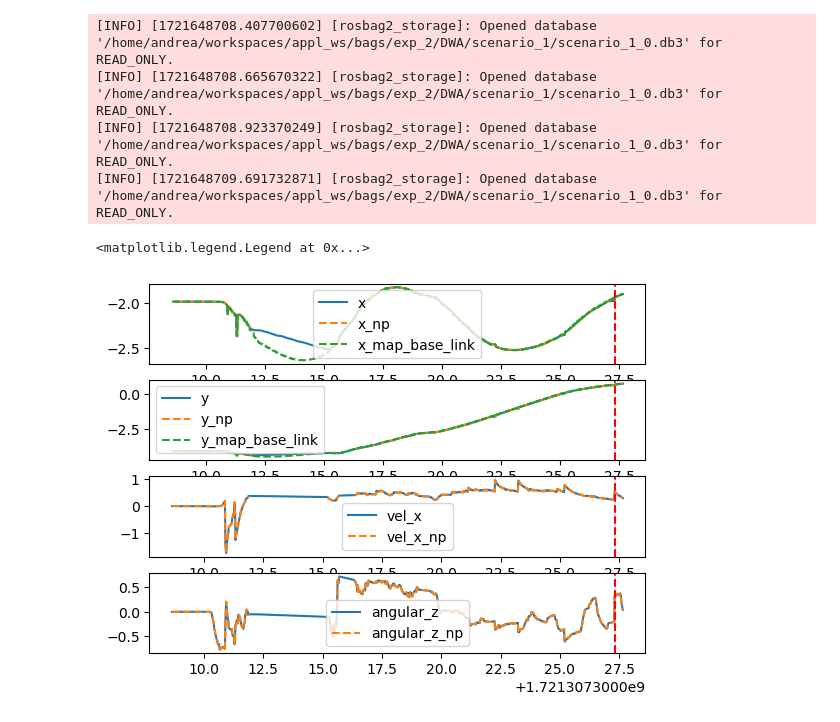
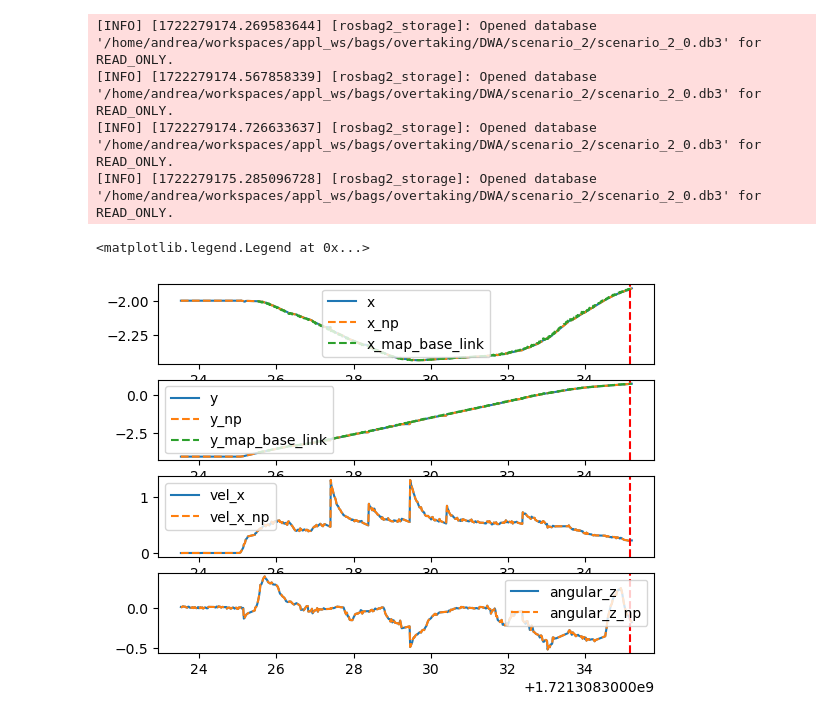
Before and after one commit to PIC4SeR/social_evaluation, a Jupyter notebook: social_evaluation/bag_extraction.ipynb, the cells around one changed output. Drawn from its saved outputs; the diff is of its cells as text; code cells hidden in the pictures.

```diff
--- a/social_evaluation/bag_extraction.ipynb
+++ b/social_evaluation/bag_extraction.ipynb
@@ -3,23 +3,25 @@ from social_evaluation.utils import *
 from matplotlib import pyplot as plt
 import numpy as np
 
-bag_path = get_bag_path('exp_2', 'DWA', '/home/andrea/workspaces/appl_ws/bags', 1)
-messages = get_messages_from_bag(bag_path, '/vicon/odom')
+bag_path = get_bag_path('overtaking', 'DWA', '/home/andrea/workspaces/appl_ws/bags', 2)
+messages, _ = get_messages_from_bag(bag_path, '/vicon/odom')
 df_odometry = odometry_to_df(messages)
-people_msgs = get_messages_from_bag(bag_path, '/vicon/people')
+people_msgs, _ = get_messages_from_bag(bag_path, '/vicon/people')
 df_people = people_to_df(people_msgs)
-tf_msgs = get_messages_from_bag(bag_path, '/tf')
+tf_msgs, _ = get_messages_from_bag(bag_path, '/tf')
 df_tf = tf2_messages_to_df(tf_msgs)
-goal_msgs = get_messages_from_bag(bag_path, '/objective')
+goal_msgs, _ = get_messages_from_bag(bag_path, '/objective')
 
 goal = get_goal_position(goal_msgs)
 
-time_goal_reached = time_goal_reached(df_odometry, goal, 0.5)
+time_goal_reached = time_goal_reached(df_odometry, goal, 0.1)
+# min distance to goal
+# min_distance = min(df_odometry.apply(lambda x: np.linalg.norm([x['x'] - goal[0], x['y'] - goal[1]]), axis=1))
 
 df = pd.merge(df_odometry, df_people, on='time', how='outer')
 df.sort_values(by='time', inplace=True, ignore_index=True)
 
-df_interpolated = df.interpolate(method='from_cubic_splines', limit_direction='both')
+df_interpolated = df.interpolate(method='cubicspline', limit_direction='both')
 
 # print(check_if_simple_transform(df_tf, 'map','U_1.U_1'))
 # trasform_matrix = get_transform_between_frames(df_tf, 'base_link', 'map', 1721311760.997747)
@@ -45,41 +47,41 @@ df_map_base_link = pd.DataFrame(transformations_map_base_link)
 fig, ax = plt.subplots(4, 1)
 
 time = np.array(df_interpolated['time'])
-x = np.array(df_interpolated['x'])
+x = np.array(df_interpolated['position_x'])
 time_np = np.array(df['time'])
 time_map_base_link = np.array(df_map_base_link['time'])
 x_map_base_link = np.array(df_map_base_link['position_x'])
-x_np = np.array(df['x'])
-y = np.array(df_interpolated['y'])
-y_np = np.array(df['y'])
+x_np = np.array(df['position_x'])
+y = np.array(df_interpolated['position_y'])
+y_np = np.array(df['position_y'])
 y_map_base_link = np.array(df_map_base_link['position_y'])
 vel_x = np.array(df_interpolated['velocity_x'])
 vel_x_np = np.array(df['velocity_x'])
 angular_z = np.array(df_interpolated['angular_velocity_z'])
 angular_z_np = np.array(df['angular_velocity_z'])
 # y = np.array(df_interpolated['y'])
 ax[0].plot(time, x, label='x')
 ax[0].plot(time_np, x_np, label='x_np', linestyle='--')
 ax[0].plot(time_map_base_link, x_map_base_link, label='x_map_base_link', linestyle='--')
 ax[0].axvline(x=time_goal_reached, color='r', linestyle='--')
 ax[0].legend()
 ax[1].plot(time, y, label='y')
 ax[1].plot(time_np, y_np, label='y_np', linestyle='--')
 ax[1].plot(time_map_base_link, y_map_base_link, label='y_map_base_link', linestyle='--')
 ax[1].axvline(x=time_goal_reached, color='r', linestyle='--')
 ax[1].legend()
 ax[2].plot(time, vel_x, label='vel_x')
 ax[2].plot(time_np, vel_x_np, label='vel_x_np', linestyle='--')
 ax[2].axvline(x=time_goal_reached, color='r', linestyle='--')
 ax[2].legend()
 ax[3].plot(time, angular_z, label='angular_z')
 ax[3].plot(time_np, angular_z_np, label='angular_z_np', linestyle='--')
 ax[3].axvline(x=time_goal_reached, color='r', linestyle='--')
 plt.legend()
 # %% [output]
-[INFO] [1721648708.407700602] [rosbag2_storage]: Opened database '/home/andrea/workspaces/appl_ws/bags/exp_2/DWA/scenario_1/scenario_1_0.db3' for READ_ONLY.
-[INFO] [1721648708.665670322] [rosbag2_storage]: Opened database '/home/andrea/workspaces/appl_ws/bags/exp_2/DWA/scenario_1/scenario_1_0.db3' for READ_ONLY.
-[INFO] [1721648708.923370249] [rosbag2_storage]: Opened database '/home/andrea/workspaces/appl_ws/bags/exp_2/DWA/scenario_1/scenario_1_0.db3' for READ_ONLY.
-[INFO] [1721648709.691732871] [rosbag2_storage]: Opened database '/home/andrea/workspaces/appl_ws/bags/exp_2/DWA/scenario_1/scenario_1_0.db3' for READ_ONLY.
+[INFO] [1722279174.269583644] [rosbag2_storage]: Opened database '/home/andrea/workspaces/appl_ws/bags/overtaking/DWA/scenario_2/scenario_2_0.db3' for READ_ONLY.
+[INFO] [1722279174.567858339] [rosbag2_storage]: Opened database '/home/andrea/workspaces/appl_ws/bags/overtaking/DWA/scenario_2/scenario_2_0.db3' for READ_ONLY.
+[INFO] [1722279174.726633637] [rosbag2_storage]: Opened database '/home/andrea/workspaces/appl_ws/bags/overtaking/DWA/scenario_2/scenario_2_0.db3' for READ_ONLY.
+[INFO] [1722279175.285096728] [rosbag2_storage]: Opened database '/home/andrea/workspaces/appl_ws/bags/overtaking/DWA/scenario_2/scenario_2_0.db3' for READ_ONLY.
 <matplotlib.legend.Legend at 0x...>
-[figure, old version]
+[figure, new version]
```
Also changed, not shown: parts of 8 cells of this notebook, 8 other files.
